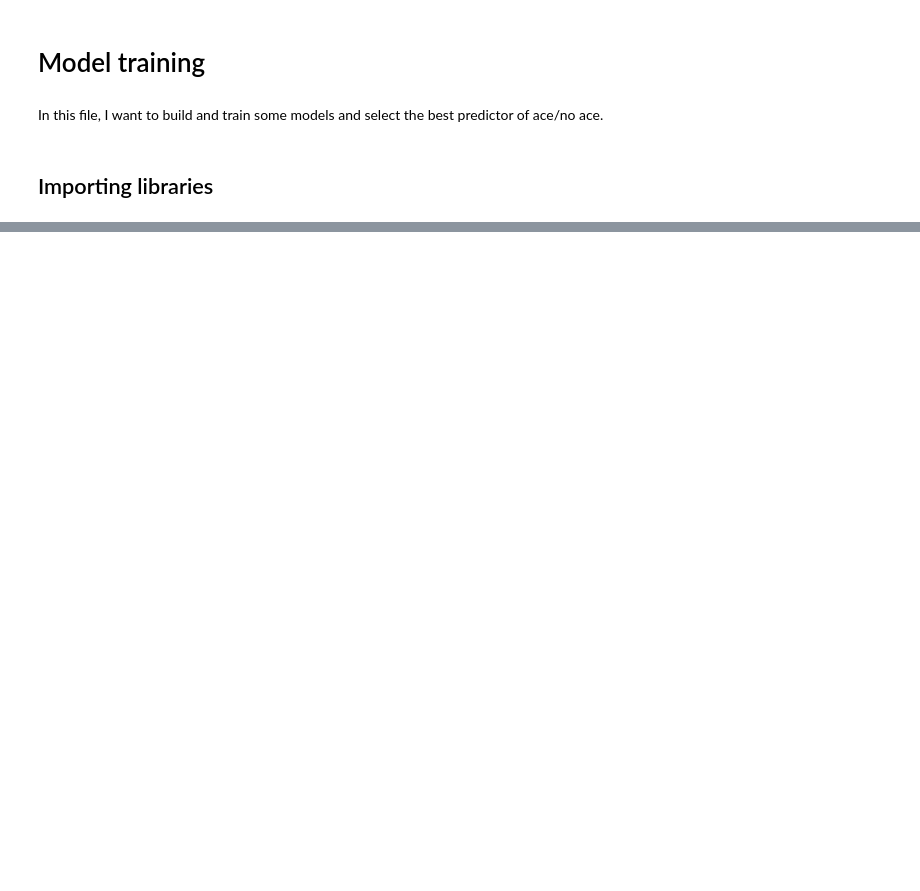
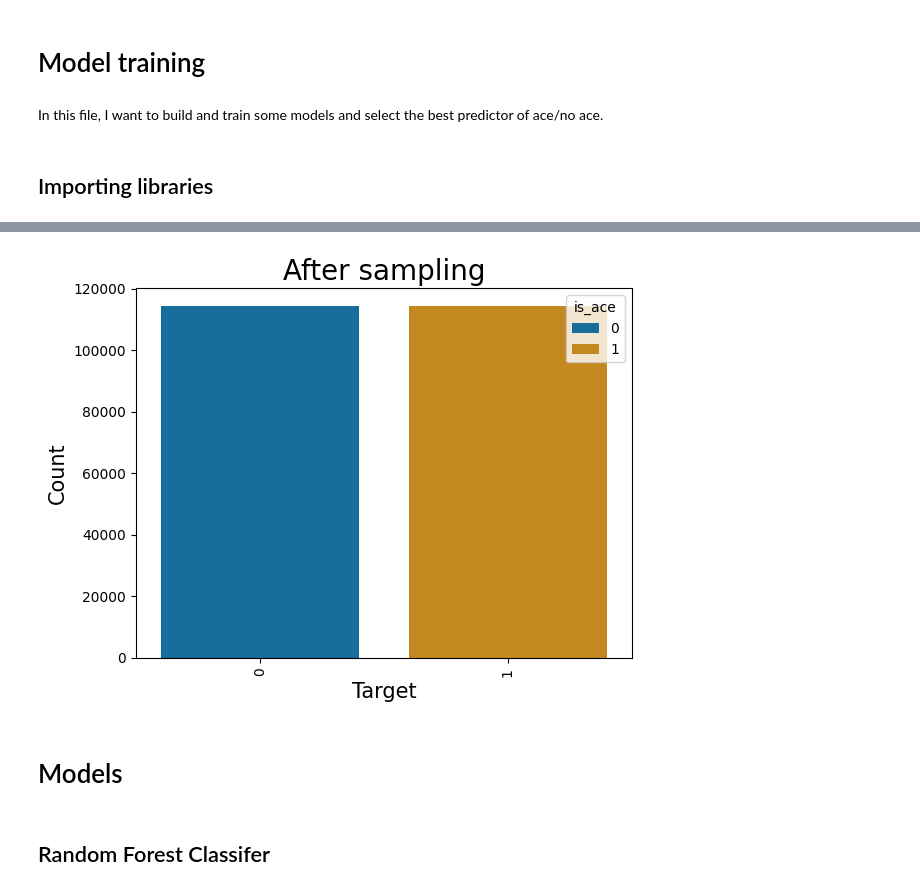
Before and after one commit to apbw-6/Tennis_Ace_Prediction, a Jupyter notebook: 4.Model_Training.ipynb, the cells around one changed output, grey strips where cells are left out. Saved outputs shown, nothing was run; the diff lists cells and outputs as text; code cells hidden in the pictures; blank space fills up the shorter version.

```diff
--- a/4.Model_Training.ipynb
+++ b/4.Model_Training.ipynb
@@ -35,5 +51,5 @@ train_df.to_csv("datasets/train_dataset.csv")
 # %%
 X_train.drop(columns="is_ace", inplace=True)
 # %%
-train_df = dataframe_utils.feature_engineer(train_df)
-test_df = dataframe_utils.feature_engineer(test_df)
+X_train = dataframe_utils.feature_engineer(X_train)
+X_test = dataframe_utils.feature_engineer(X_test)
@@ -41,0 +76,16 @@ train_df
+# %%
+# Random oversampling to make the majority and minority class even
+
+rd_over_sample = RandomOverSampler()
+X_train, y_train = rd_over_sample.fit_resample(X_train, y_train)
+# %%
+sns.countplot(data=pd.DataFrame(y_train), x="is_ace", hue="is_ace")
+plt.xlabel("Target", fontsize=15)
+plt.xticks(rotation=90)
+plt.ylabel("Count", fontsize=15)
+plt.title("After sampling", fontsize=20)
+plt.show()
+# %% [output]
+[figure, added]
+# %% [markdown]
+# Models
@@ -41,0 +98,2 @@ train_df
+# %% [markdown]
+## Random Forest Classifer
```
Also changed, not shown: parts of 10 cells of this notebook, 3 other files.
